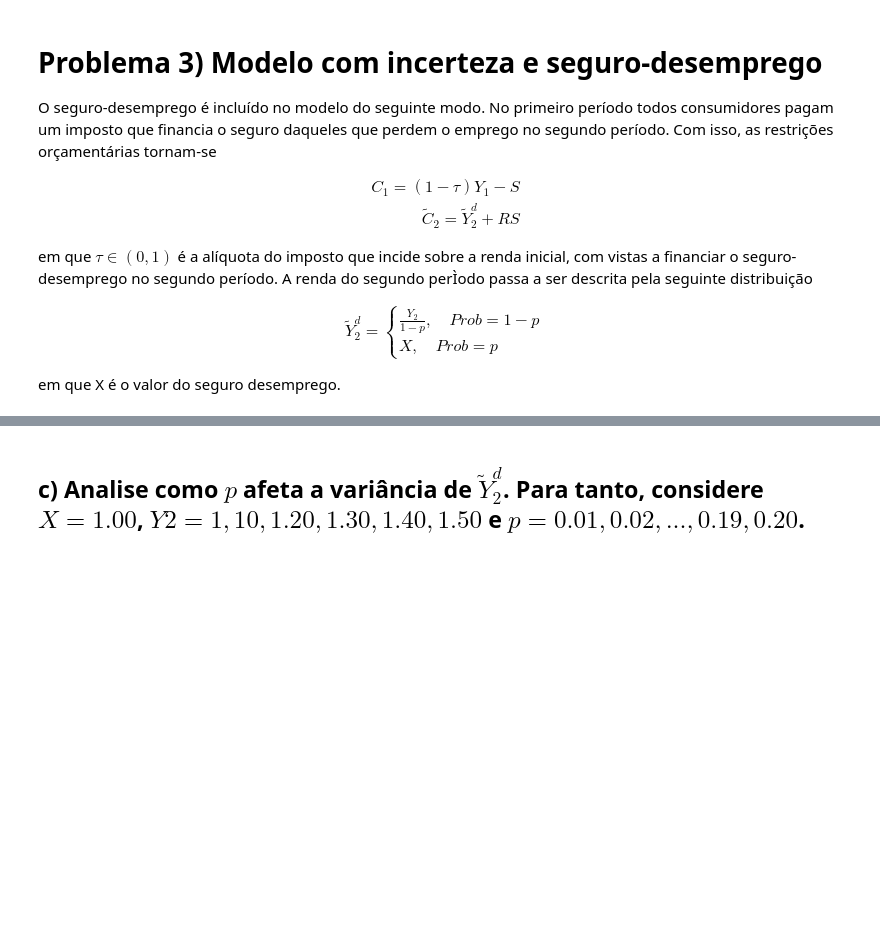
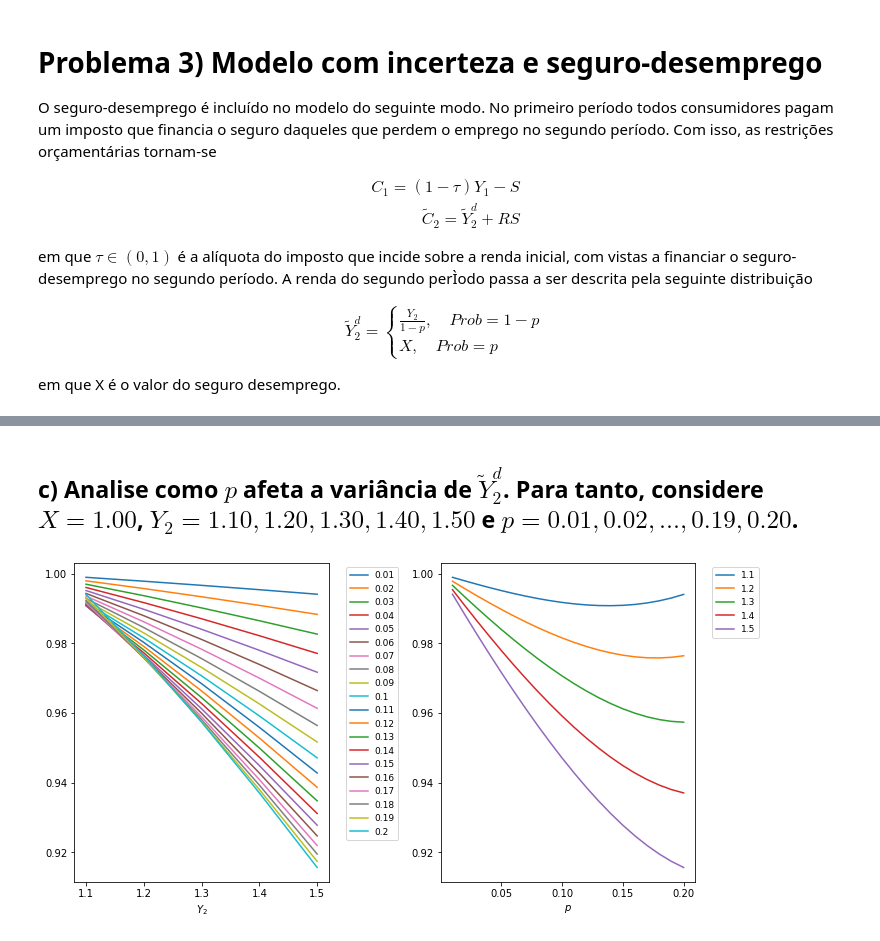
Before and after one commit to lucasestrela/dec_consumo_poupanca, a Jupyter notebook: Lista04_Modelo_de_Dois_Períodos.ipynb, the cells around one changed output, grey strips where cells are left out. Saved outputs shown, nothing was run; the diff lists cells and outputs as text; code cells hidden in the pictures; blank space fills up the shorter version.

```diff
--- a/Lista04_Modelo_de_Dois_Períodos.ipynb
+++ b/Lista04_Modelo_de_Dois_Períodos.ipynb
@@ -291,4 +295,4 @@ $$Var(\tilde{Y}_2^d) = \frac{(Y_2)^2 p}{1-p} - 2 p Y_2 X + p(1 - p) X^2$$
 # %% [markdown]
 
 
-## c) Analise como $p$ afeta a variância de $\tilde{Y}_2^d$. Para tanto, considere $X = 1.00$, $Y2 = 1,10, 1.20, 1.30, 1.40, 1.50$ e $p = 0.01, 0.02, ..., 0.19, 0.20$.
+## c) Analise como $p$ afeta a variância de $\tilde{Y}_2^d$. Para tanto, considere $X = 1.00$, $Y_2 = 1.10, 1.20, 1.30, 1.40, 1.50$ e $p = 0.01, 0.02, ..., 0.19, 0.20$.
@@ -295,3 +303,39 @@ $$Var(\tilde{Y}_2^d) = \frac{(Y_2)^2 p}{1-p} - 2 p Y_2 X + p(1 - p) X^2$$
+# %%
+# Grids
+y_2 = np.arange(1.1, 1.6, 0.1)
+p   = np.arange(0.01, 0.21, 0.01)
+
+# Matriz a ser preenchida
+var = np.ones((len(y_2), len(p))) * np.inf
+
+# Valor seguro desemprego
+X   = 1
+
+for i_y, y in enumerate(y_2):
+  for i_p, prob in enumerate(p):
+
+    var[i_y, i_p] = y**prob/(1-prob) - 2*prob*y*X + prob*(1-prob)*X**2
+# %%
+fig, axes = plt.subplots(nrows=1, ncols=2, figsize=(10, 5), constrained_layout=True)
+
+for i in range(0,len(p)):
+  axes[0].plot(y_2, var[:, i], label = np.round(p[i],2))
+
+axes[0].set_xlabel('Variância')
+axes[0].set_xlabel('$Y_2$')
+axes[0].legend(bbox_to_anchor=(1.05, 1), loc='upper left', prop={'size': 9})
+
+for i in range(0,len(y_2)):
+  axes[1].plot(p, var[i, :] , label = np.round(y_2[i],2))
+
+axes[1].set_xlabel('Variância')
+axes[1].set_xlabel('$p$')
+axes[1].legend(bbox_to_anchor=(1.05, 1), loc='upper left', prop={'size': 9})
+
+#plt.suptitle('Variância ')
+plt.show()
+# %% [output]
+[figure, added]
 # %% [markdown]
 
 
```
Also changed, not shown: parts of 7 cells of this notebook.
